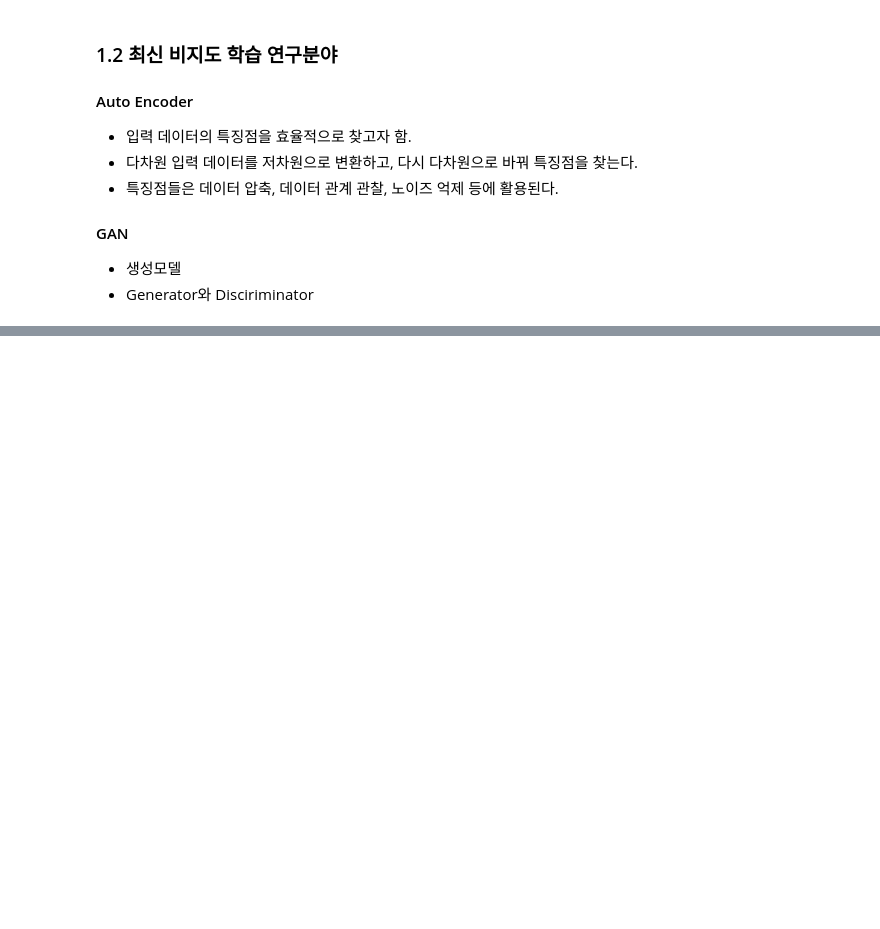
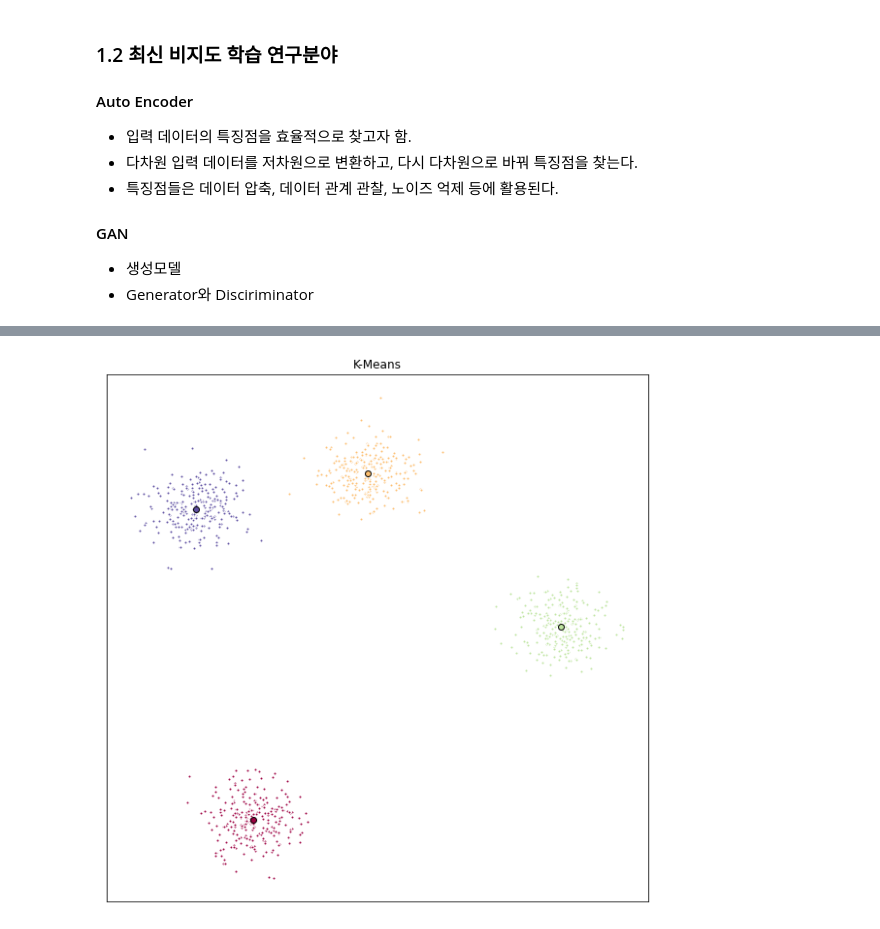
Before and after one commit to keywoong/python_study, a Jupyter notebook: machine_learning/04_Unsupervised_learning_Clustering.ipynb, the cells around one changed output, grey strips where cells are left out. Drawn from its saved outputs; the diff is of its cells as text; code cells hidden in the pictures; blank space fills up the shorter version.

```diff
--- a/machine_learning/04_Unsupervised_learning_Clustering.ipynb
+++ b/machine_learning/04_Unsupervised_learning_Clustering.ipynb
@@ -21,0 +71,6 @@
+# %%
+k_means_labels = model.labels_
+print('k_means_labels:', k_means_labels)
+
+k_means_cluster_centers = model.cluster_centers_
+print('k_means_cluster_centers :', k_means_cluster_centers)
@@ -21,0 +95,25 @@
+# %%
+fig = plt.figure(figsize = (10,10))
+
+# 레이블 수에 따라 색상 배열 생성, 고유한 색상을 얻기 위해 set(k_means_labels) 설정
+colors = plt.cm.Spectral(np.linspace(0,1,len(set(k_means_labels))))
+
+#plot 생성
+ax = fig.add_subplot(1,1,1)
+
+for k, col in zip(range(4), colors):
+    my_members = (k_means_labels == k)
+
+    # 중심 정의
+    cluster_center = k_means_cluster_centers[k]
+
+    # 중심 그리기
+    ax.plot(X[my_members, 0], X[my_members,1], 'w',markerfacecolor = col, marker = '.')
+    ax.plot(cluster_center[0], cluster_center[1], 'o', markerfacecolor = col, markeredgecolor = 'k', markersize = 6)
+
+ax.set_title('K-Means')
+ax.set_xticks(())
+ax.set_yticks(())
+plt.show()
+# %% [output]
+[figure, added]
```
Also changed, not shown: parts of 8 cells of this notebook, 5 other files.
